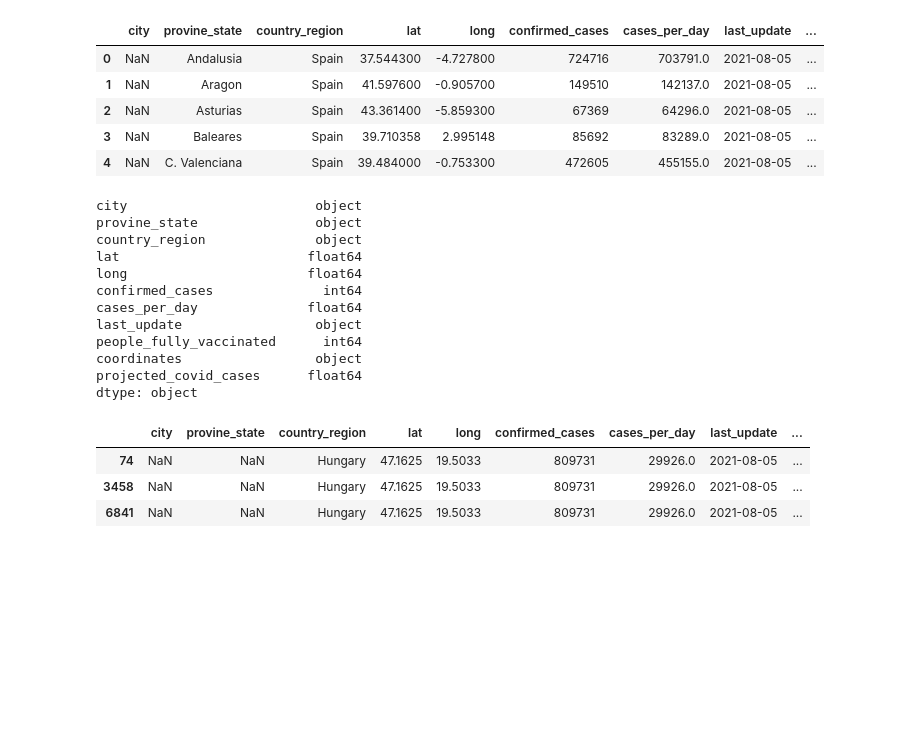
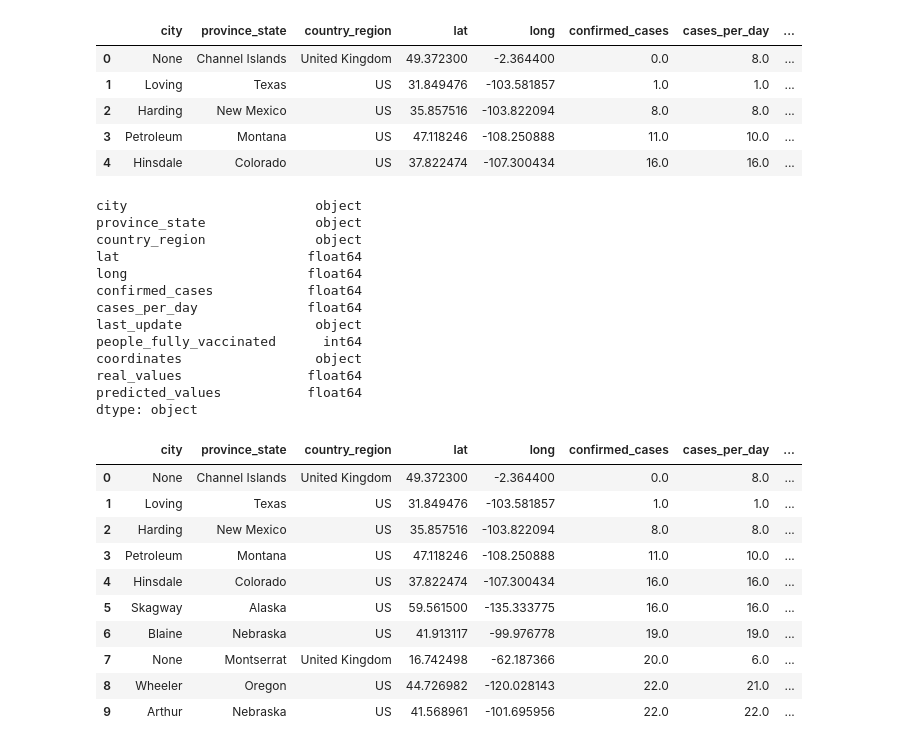
Before and after one commit to icheung487/Final_Project, a Jupyter notebook: Interactive_Map/Vacation_Search.ipynb, the cells around one changed output. Saved outputs shown, nothing was run; the diff lists cells and outputs as text; code cells hidden in the pictures; blank space fills up the shorter version.

Commit message:
Add files via upload
updated file path to Postgres

```diff
--- a/Interactive_Map/Vacation_Search.ipynb
+++ b/Interactive_Map/Vacation_Search.ipynb
@@ -11,0 +26,15 @@ gmaps.configure(api_key=g_key)
+# %%
+#Connecting to Postgres
+hostname = 'covid19.clksoczr9us2.us-east-1.rds.amazonaws.com'
+port_id = 5432
+username = 'postgres'
+database = 'postgres'
+pwd = 'User1234'
+
+conn = psycopg2.connect(
+        host = hostname,
+        dbname = database,
+        user = username,
+        password = pwd,
+        port = port_id)
+print("database opened successfully")
@@ -11,0 +45,4 @@ gmaps.configure(api_key=g_key)
+# %%
+#Downloading the data from Postgres
+df = pd.read_sql('SELECT * FROM top10', conn)
+df.head()
@@ -12,26 +56,27 @@ gmaps.configure(api_key=g_key)
 # %%
 # FINAL PROJECT: Import DATABASE
-city_data_df = pd.read_csv("final_covid_tourist.csv")
+city_data_df = df
 city_data_df.head()
 # %% [output]
-|  | city | provine_state | country_region | lat | long | confirmed_cases | cases_per_day | last_update | ... |
-| 0 | NaN | Andalusia | Spain | 37.544300 | -4.727800 | 724716 | 703791.0 | 2021-08-05 | ... |
-| 1 | NaN | Aragon | Spain | 41.597600 | -0.905700 | 149510 | 142137.0 | 2021-08-05 | ... |
-| 2 | NaN | Asturias | Spain | 43.361400 | -5.859300 | 67369 | 64296.0 | 2021-08-05 | ... |
-| 3 | NaN | Baleares | Spain | 39.710358 | 2.995148 | 85692 | 83289.0 | 2021-08-05 | ... |
-| 4 | NaN | C. Valenciana | Spain | 39.484000 | -0.753300 | 472605 | 455155.0 | 2021-08-05 | ... |
+|  | city | province_state | country_region | lat | long | confirmed_cases | cases_per_day | ... |
+| 0 | None | Channel Islands | United Kingdom | 49.372300 | -2.364400 | 0.0 | 8.0 | ... |
+| 1 | Loving | Texas | US | 31.849476 | -103.581857 | 1.0 | 1.0 | ... |
+| 2 | Harding | New Mexico | US | 35.857516 | -103.822094 | 8.0 | 8.0 | ... |
+| 3 | Petroleum | Montana | US | 47.118246 | -108.250888 | 11.0 | 10.0 | ... |
+| 4 | Hinsdale | Colorado | US | 37.822474 | -107.300434 | 16.0 | 16.0 | ... |
 # %%
 city_data_df.dtypes
 # %% [output]
 city                        object
-provine_state               object
+province_state              object
 country_region              object
 lat                        float64
 long                       float64
-confirmed_cases              int64
+confirmed_cases            float64
 cases_per_day              float64
 last_update                 object
 people_fully_vaccinated      int64
 coordinates                 object
-projected_covid_cases      float64
+real_values                float64
+predicted_values           float64
 dtype: object
@@ -42,10 +83,17 @@ location = str(input("Where do you want to go for your trip? "))
 # %%
 # FINAL PROJECT: FILTER THE DF USING LOC METHOD
 # 3. Filter the city_data_df DataFrame using the input statements to create a new DataFrame using the loc method.
-preferred_cities_df = city_data_df.loc[(city_data_df["country_region"] == location)]
+preferred_cities_df = city_data_df
 preferred_cities_df.head(10)
 # %% [output]
-|  | city | provine_state | country_region | lat | long | confirmed_cases | cases_per_day | last_update | ... |
-| 74 | NaN | NaN | Hungary | 47.1625 | 19.5033 | 809731 | 29926.0 | 2021-08-05 | ... |
-| 3458 | NaN | NaN | Hungary | 47.1625 | 19.5033 | 809731 | 29926.0 | 2021-08-05 | ... |
-| 6841 | NaN | NaN | Hungary | 47.1625 | 19.5033 | 809731 | 29926.0 | 2021-08-05 | ... |
+|  | city | province_state | country_region | lat | long | confirmed_cases | cases_per_day | ... |
+| 0 | None | Channel Islands | United Kingdom | 49.372300 | -2.364400 | 0.0 | 8.0 | ... |
+| 1 | Loving | Texas | US | 31.849476 | -103.581857 | 1.0 | 1.0 | ... |
+| 2 | Harding | New Mexico | US | 35.857516 | -103.822094 | 8.0 | 8.0 | ... |
+| 3 | Petroleum | Montana | US | 47.118246 | -108.250888 | 11.0 | 10.0 | ... |
+| 4 | Hinsdale | Colorado | US | 37.822474 | -107.300434 | 16.0 | 16.0 | ... |
+| 5 | Skagway | Alaska | US | 59.561500 | -135.333775 | 16.0 | 16.0 | ... |
+| 6 | Blaine | Nebraska | US | 41.913117 | -99.976778 | 19.0 | 19.0 | ... |
+| 7 | None | Montserrat | United Kingdom | 16.742498 | -62.187366 | 20.0 | 6.0 | ... |
+| 8 | Wheeler | Oregon | US | 44.726982 | -120.028143 | 22.0 | 21.0 | ... |
+| 9 | Arthur | Nebraska | US | 41.568961 | -101.695956 | 22.0 | 22.0 | ... |
```
Also changed, not shown: parts of 15 cells of this notebook.
